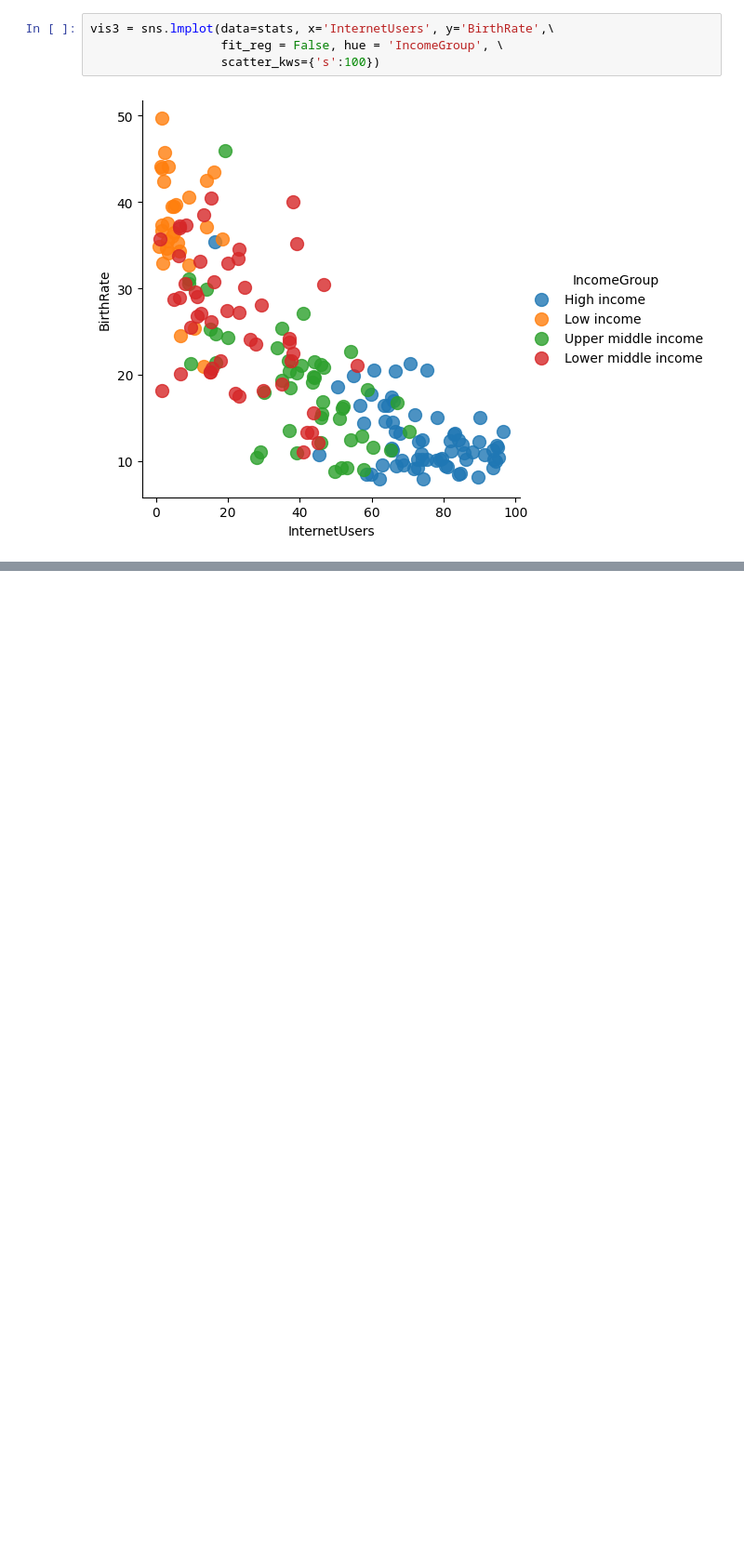
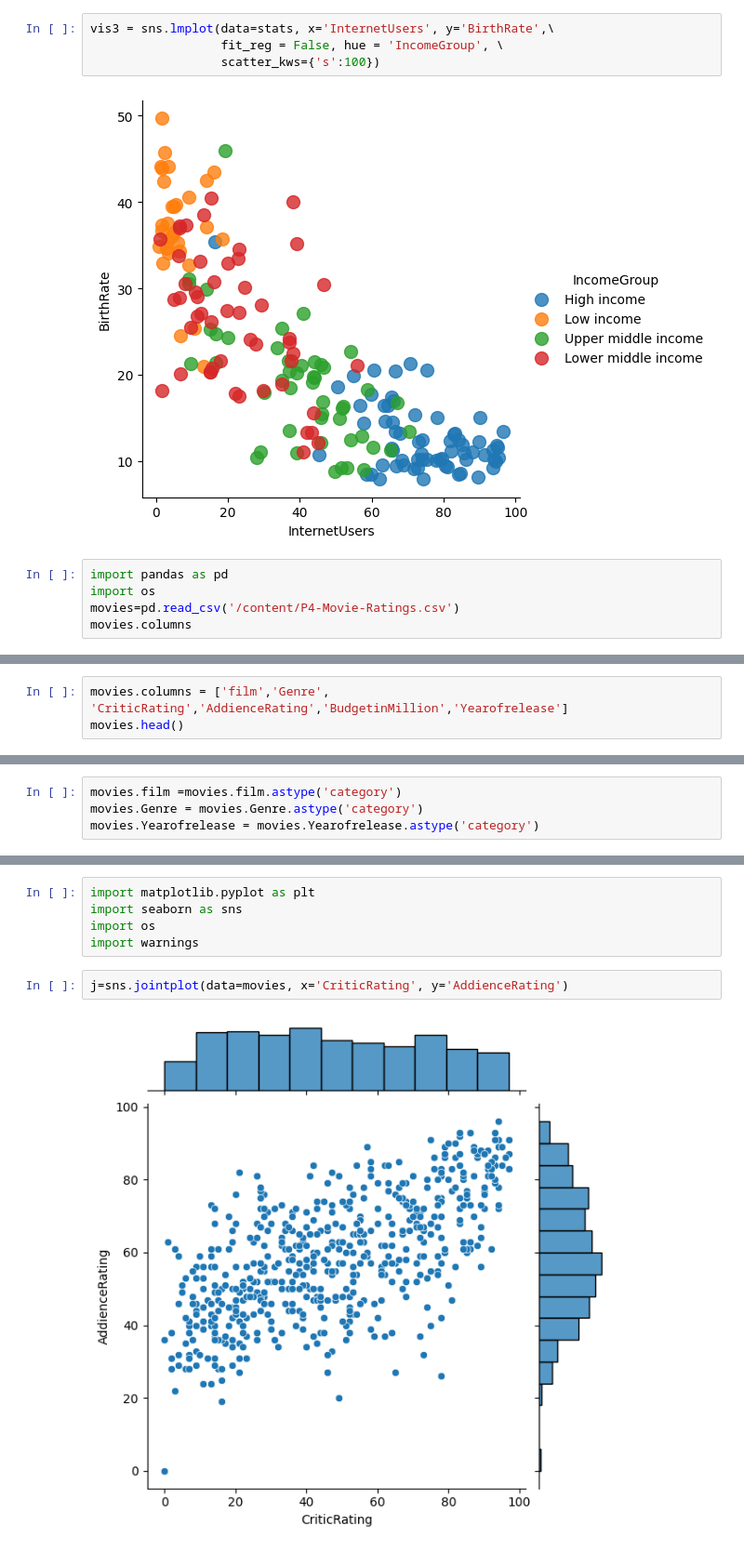
Before and after one commit to narayanarekar/narayanarekar, a Jupyter notebook: python_handson_v1_0.ipynb, the cells around one changed output, grey strips where cells are left out. Shown at 93% size. Drawn from its saved outputs; the diff is of its cells as text; blank space fills up the shorter version.

```diff
--- a/python_handson_v1_0.ipynb
+++ b/python_handson_v1_0.ipynb
@@ -822,3 +822,8 @@ vis3 = sns.lmplot(data=stats, x='InternetUsers', y='BirthRate',\
                   scatter_kws={'s':100})
 # %% [output]
 [figure]
+# %%
+import pandas as pd
+import os
+movies=pd.read_csv('/content/P4-Movie-Ratings.csv')
+movies.columns
@@ -824,0 +847,3 @@ vis3 = sns.lmplot(data=stats, x='InternetUsers', y='BirthRate',\
+# %%
+movies.columns = ['film','Genre', 'CriticRating','AddienceRating','BudgetinMillion','Yearofrelease']
+movies.head()
@@ -824,0 +885,4 @@ vis3 = sns.lmplot(data=stats, x='InternetUsers', y='BirthRate',\
+# %%
+movies.film =movies.film.astype('category')
+movies.Genre = movies.Genre.astype('category')
+movies.Yearofrelease = movies.Yearofrelease.astype('category')
@@ -824,0 +923,9 @@ vis3 = sns.lmplot(data=stats, x='InternetUsers', y='BirthRate',\
+# %%
+import matplotlib.pyplot as plt
+import seaborn as sns
+import os
+import warnings
+# %%
+j=sns.jointplot(data=movies, x='CriticRating', y='AddienceRating')
+# %% [output]
+[figure, added]
```
Also changed, not shown: parts of 30 cells of this notebook.
